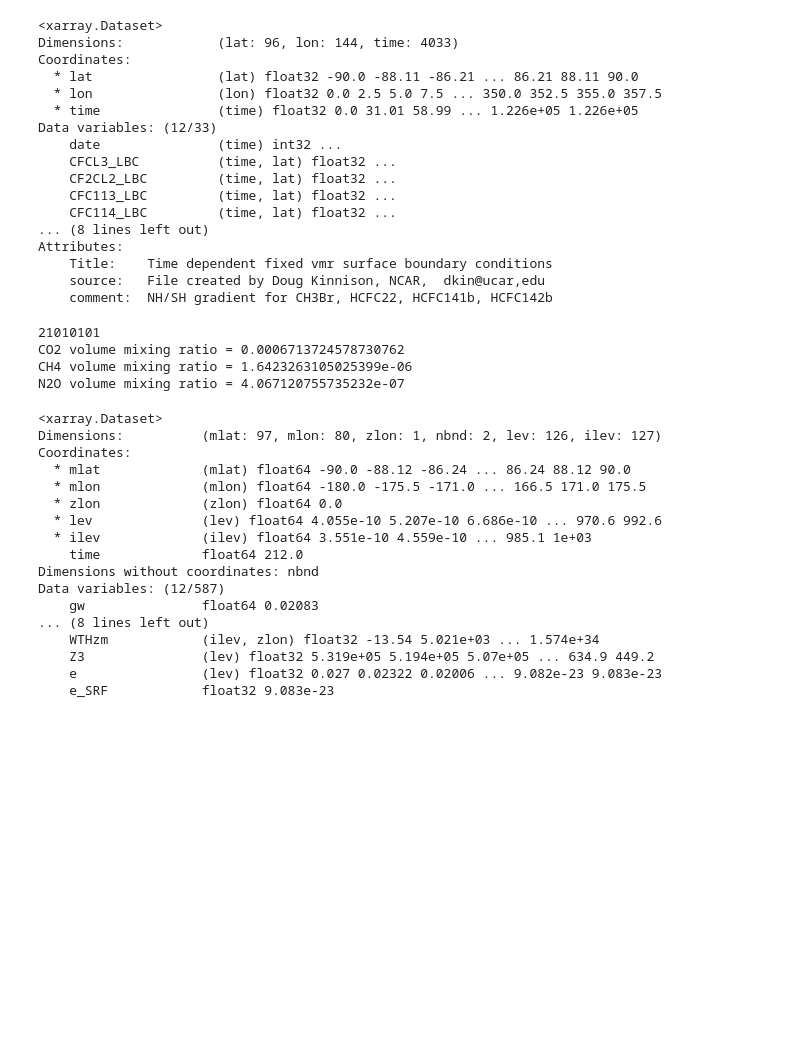
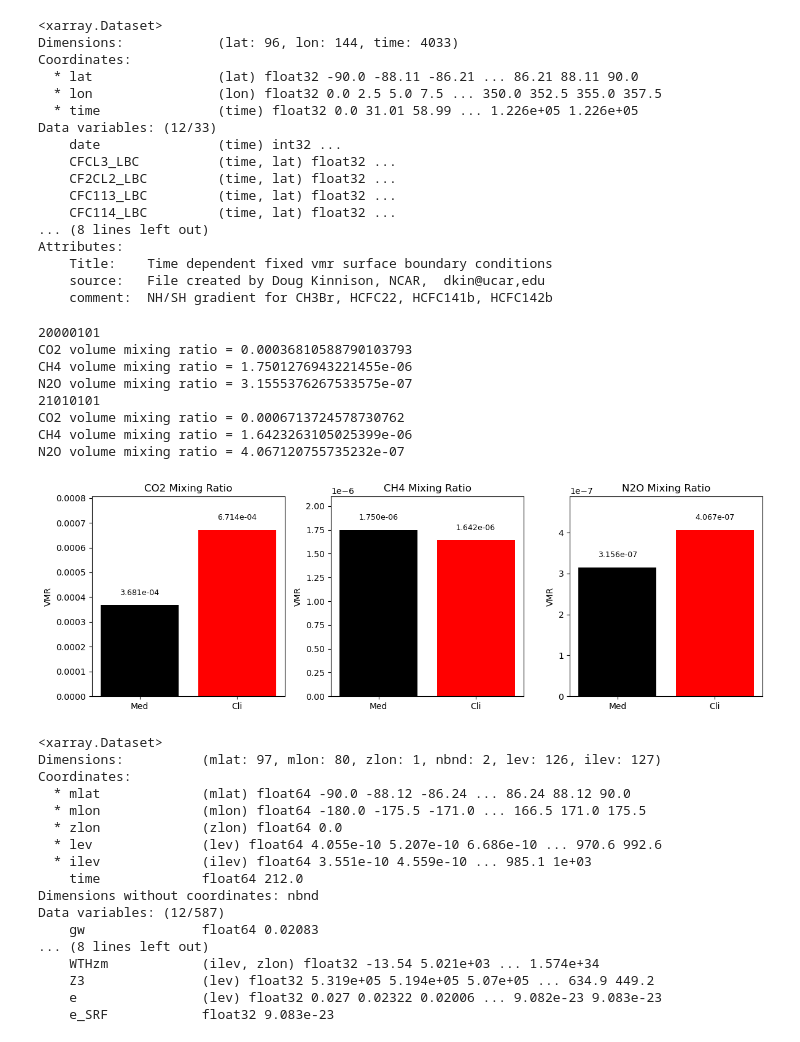
Before and after one commit to CharlieReyno/Sporadic-E-Project, a Jupyter notebook: Main_Notebooks/Lifetime.ipynb, the cells around one changed output. Drawn from its saved outputs; the diff is of its cells as text; code cells hidden in the pictures; blank space fills up the shorter version.

Commit message:
New figures

```diff
--- a/Main_Notebooks/Lifetime.ipynb
+++ b/Main_Notebooks/Lifetime.ipynb
@@ -47,22 +47,65 @@ Attributes:
     source:   File created by Doug Kinnison, NCAR,  dkin@ucar,edu
     comment:  NH/SH gradient for CH3Br, HCFC22, HCFC141b, HCFC142b
 # %%
+med_timesl = bound_file.sel(time=85770, method = 'nearest')
+print(med_timesl['date'].item())
+
+med_co2_vmr = med_timesl['CO2_LBC_mean'].item()
+print(f'CO2 volume mixing ratio = {med_co2_vmr}')
+med_ch4_vmr = med_timesl['CH4_LBC_mean'].item()
+print(f'CH4 volume mixing ratio = {med_ch4_vmr}')
+med_n2o_vmr = med_timesl['N2O_LBC'].mean(dim='lat').item()
+print(f'N2O volume mixing ratio = {med_n2o_vmr}')
+
 cli_timesl = bound_file.sel(time=122640.0)
 print(cli_timesl['date'].item())
 
 ### Mixing Ratios ###
 
-co2_vmr = cli_timesl['CO2_LBC_mean'].item()
-print(f'CO2 volume mixing ratio = {co2_vmr}')
-ch4_vmr = cli_timesl['CH4_LBC_mean'].item()
-print(f'CH4 volume mixing ratio = {ch4_vmr}')
-n2o_vmr = cli_timesl['N2O_LBC'].mean(dim='lat').item()
-print(f'N2O volume mixing ratio = {n2o_vmr}')
+cli_co2_vmr = cli_timesl['CO2_LBC_mean'].item()
+print(f'CO2 volume mixing ratio = {cli_co2_vmr}')
+cli_ch4_vmr = cli_timesl['CH4_LBC_mean'].item()
+print(f'CH4 volume mixing ratio = {cli_ch4_vmr}')
+cli_n2o_vmr = cli_timesl['N2O_LBC'].mean(dim='lat').item()
+print(f'N2O volume mixing ratio = {cli_n2o_vmr}')
 # %% [output]
+20000101
+CO2 volume mixing ratio = 0.00036810588790103793
+CH4 volume mixing ratio = 1.7501276943221455e-06
+N2O volume mixing ratio = 3.1555376267533575e-07
 21010101
 CO2 volume mixing ratio = 0.0006713724578730762
 CH4 volume mixing ratio = 1.6423263105025399e-06
 N2O volume mixing ratio = 4.067120755735232e-07
+# %%
+import matplotlib.pyplot as plt
+
+# Setup for subplots
+fig, axs = plt.subplots(1, 3, figsize=(12, 4), sharey=False)
+
+# Data for each subplot
+species = ['CO2', 'CH4', 'N2O']
+med_values = [med_co2_vmr, med_ch4_vmr, med_n2o_vmr]
+cli_values = [cli_co2_vmr, cli_ch4_vmr, cli_n2o_vmr]
+
+colors = ['black', 'red']
+
+for i in range(3):
+    axs[i].bar(['Med', 'Cli'], [med_values[i], cli_values[i]], color=colors)
+    axs[i].set_title(f'{species[i]} Mixing Ratio')
+    axs[i].set_ylabel('VMR')
+    axs[i].set_ylim(0, max(med_values[i], cli_values[i]) * 1.2)
+
+    # Add value labels
+    for j, val in enumerate([med_values[i], cli_values[i]]):
+        axs[i].text(j, val + (max(med_values[i], cli_values[i]) * 0.05), f'{val:.3e}',
+                    ha='center', va='bottom', fontsize=9)
+
+# Layout and display
+plt.tight_layout()
+plt.show()
+# %% [output]
+[figure, added]
 # %%
 cli_ref_path = '/resstore/b0243/Data/Sporadic_E/FX2100f19f19mg16NaFeMgiontransport_OUTPUT/hist/FX2100f19f19mg16NaFeMgiontransport.cam.h0.2100-07.nc'
 cli_ref_file = xr.open_dataset(cli_ref_path, decode_times=False)
```
Also changed, not shown: parts of 4 cells of this notebook, 2 other files.
